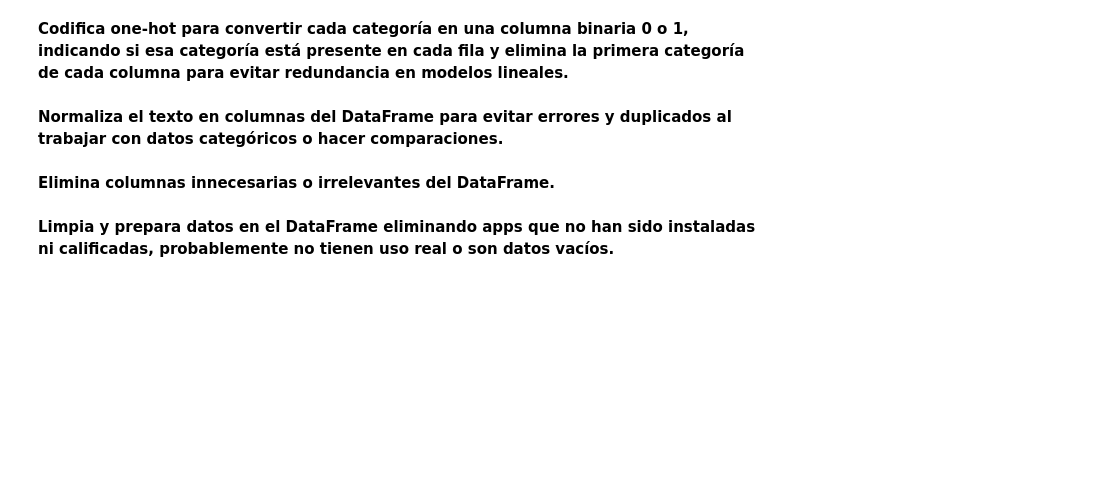
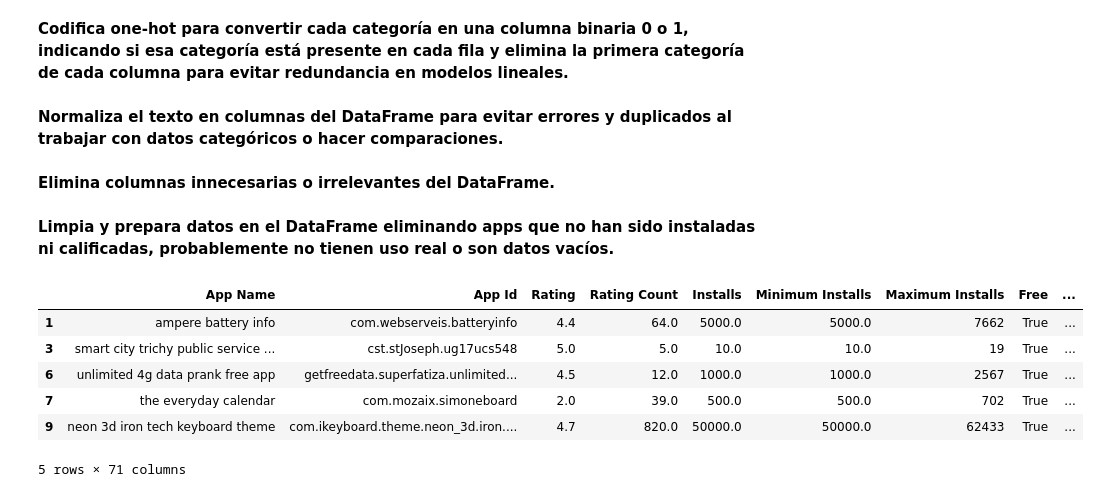
Before and after one commit to dquinonez25/TratamientoDeDatos_Tarea_Clase3, a Jupyter notebook: TratamientoDeDatos_TareaClase3.ipynb, the cells around one changed output. Drawn from its saved outputs; the diff is of its cells as text; code cells hidden in the pictures; blank space fills up the shorter version.

```diff
--- a/TratamientoDeDatos_TareaClase3.ipynb
+++ b/TratamientoDeDatos_TareaClase3.ipynb
@@ -185,3 +185,13 @@ df = df[(df['Installs'] > 0) & (df['Rating Count'] > 0)]
 df.loc[df['Free'] == True, 'Price'] = 0
 # %% [markdown]
 **Limpia y prepara datos en el DataFrame eliminando apps que no han sido instaladas ni calificadas, probablemente no tienen uso real o son datos vacíos.**
+# %%
+df.head()
+# %% [output]
+|  | App Name | App Id | Rating | Rating Count | Installs | Minimum Installs | Maximum Installs | Free | ... |
+| 1 | ampere battery info | com.webserveis.batteryinfo | 4.4 | 64.0 | 5000.0 | 5000.0 | 7662 | True | ... |
+| 3 | smart city trichy public service ... | cst.stJoseph.ug17ucs548 | 5.0 | 5.0 | 10.0 | 10.0 | 19 | True | ... |
+| 6 | unlimited 4g data prank free app | getfreedata.superfatiza.unlimited... | 4.5 | 12.0 | 1000.0 | 1000.0 | 2567 | True | ... |
+| 7 | the everyday calendar | com.mozaix.simoneboard | 2.0 | 39.0 | 500.0 | 500.0 | 702 | True | ... |
+| 9 | neon 3d iron tech keyboard theme | com.ikeyboard.theme.neon_3d.iron.... | 4.7 | 820.0 | 50000.0 | 50000.0 | 62433 | True | ... |
+5 rows × 71 columns
```
Also changed, not shown: parts of 12 cells of this notebook.
